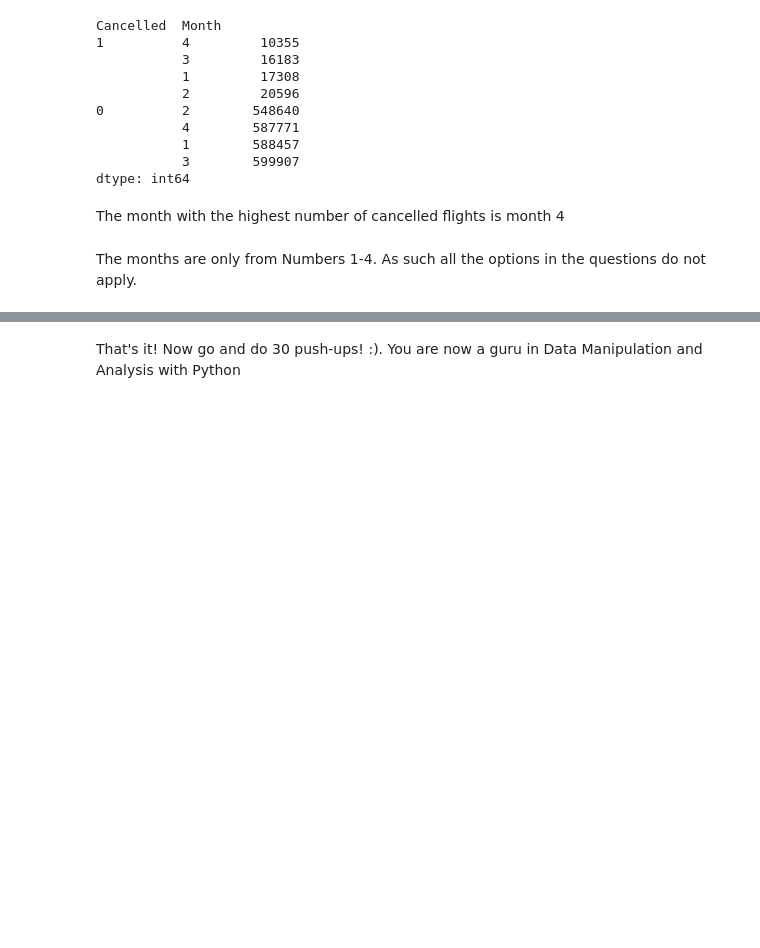
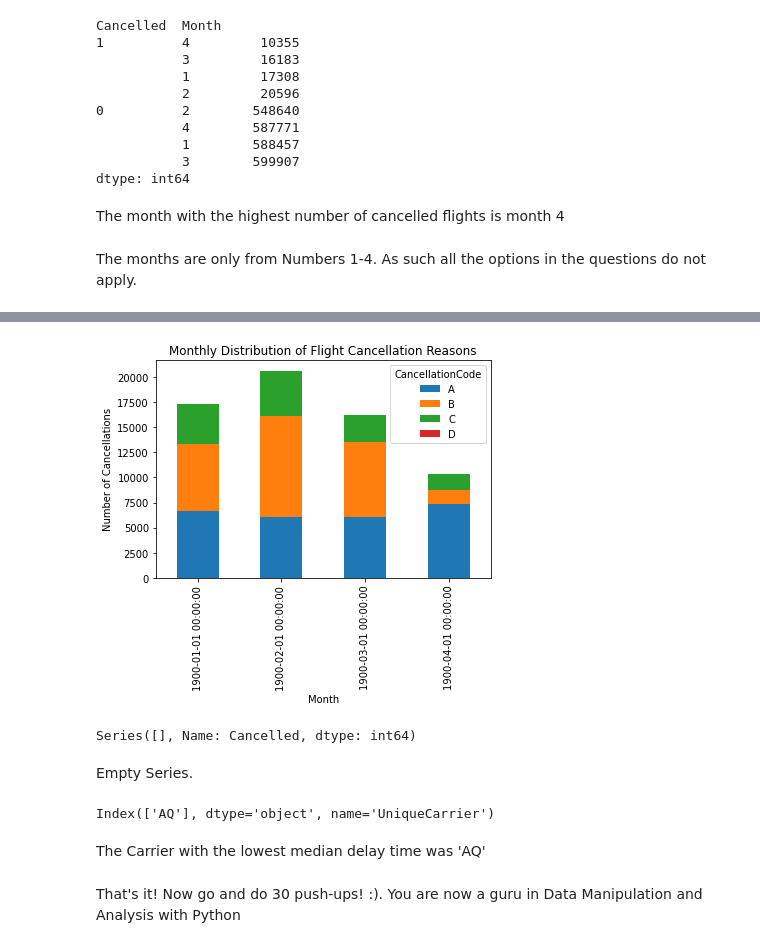
Before and after one commit to vanessaozogu/DM20, a Jupyter notebook: assignment1_USA_flights_EDA.ipynb, the cells around one changed output, grey strips where cells are left out. Drawn from its saved outputs; the diff is of its cells as text; code cells hidden in the pictures; blank space fills up the shorter version.

```diff
--- a/assignment1_USA_flights_EDA.ipynb
+++ b/assignment1_USA_flights_EDA.ipynb
@@ -515,2 +640,37 @@ flights_df.head()
+# %%
+flights_df['Month'] = pd.to_datetime(flights_df['Month'], format='%m')
+monthly_cancellations = flights_df.groupby(['Month', 'CancellationCode']).size().unstack()
+monthly_cancellations.plot(kind='bar', stacked=True)
+plt.title('Monthly Distribution of Flight Cancellation Reasons')
+plt.xlabel('Month')
+plt.ylabel('Number of Cancellations')
+plt.show()
+# %% [output]
+[figure, added]
+# %%
+max_month = 4 # Since the last answer is April (4)
+carrier_cancel = flights_df[(flights_df['CancellationCode'] == 'C') & (flights_df['Month'] == max_month)]
+carrier_counts = carrier_cancel.groupby(['UniqueCarrier'])['Cancelled'].count()
+# Carrier with the highest cancellation count
+carrier_counts
+# %% [output]
+Series([], Name: Cancelled, dtype: int64)
+# %% [markdown]
+Empty Series.
+# %%
+arrival_delay_threshhold = flights_df['ArrDelay'].quantile(.95)
+depature_delay_threshhold = flights_df['DepDelay'].quantile(.95)
+df = flights_df[(flights_df['ArrDelay'] >= 0) & (flights_df['ArrDelay'] <= arrival_delay_threshhold)]
+df = flights_df[(flights_df['DepDelay'] >= 0) & (flights_df['DepDelay'] <= depature_delay_threshhold)]
+# median arrival and departure delays by carrier
+median_arr_delay = df.groupby('UniqueCarrier')['ArrDelay'].median()
+median_dep_delay = df.groupby('UniqueCarrier')['DepDelay'].median()
+# Find the carrier with the lowest median delay time for both arrivals and departures
+min_median_delay_carrier = median_arr_delay.index[median_arr_delay.eq(median_arr_delay.min())]
+print(min_median_delay_carrier)
+# %% [output]
+Index(['AQ'], dtype='object', name='UniqueCarrier')
+# %% [markdown]
+The Carrier with the lowest median delay time was 'AQ'
 # %% [markdown]
 That's it! Now go and do 30 push-ups! :). You are now a guru in Data Manipulation and Analysis with Python
```
Also changed, not shown: parts of 32 cells of this notebook.
